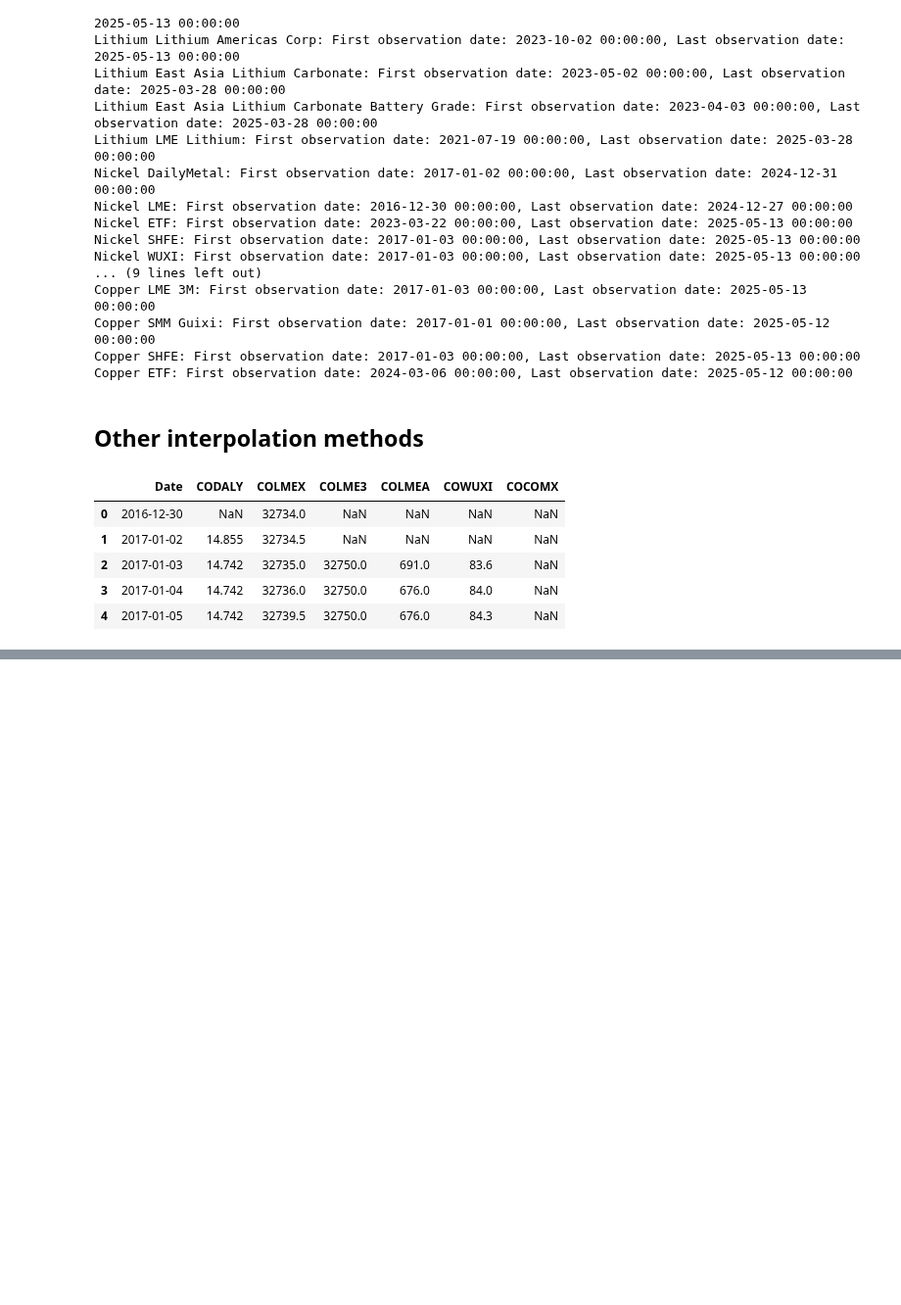
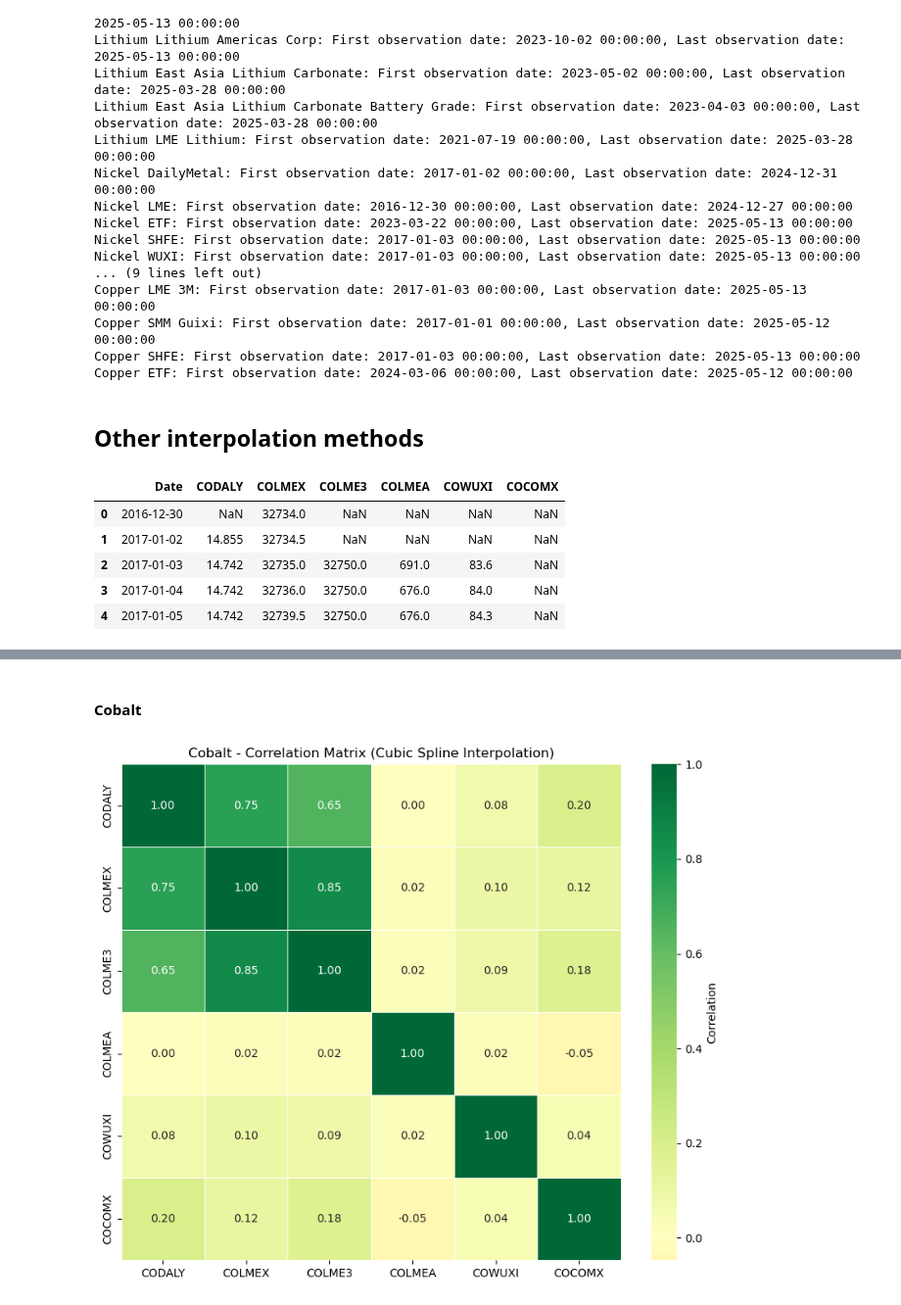
Before and after one commit to Doosheck/metals, a Jupyter notebook: data_overview.ipynb, the cells around one changed output, grey strips where cells are left out. Shown at 98% size. Drawn from its saved outputs; the diff is of its cells as text; code cells hidden in the pictures; blank space fills up the shorter version.

```diff
--- a/data_overview.ipynb
+++ b/data_overview.ipynb
@@ -2164,0 +2274,20 @@ df_merged_copper_cubic.to_csv('/Users/michal/Documents/Code/metals/data/ALL_copp
+# %% [markdown]
+#### Cobalt
+# %%
+df_merged_cobalt_cubic = pd.read_csv('/Users/michal/Documents/Code/metals/data/ALL_cobalt_prices_cubic_spline.csv')
+
+# Detect price columns automatically (exclude 'Date')
+price_cols = [col for col in df_merged_cobalt_cubic.columns if col != 'Date']
+# Compute returns for all price columns
+for col in price_cols:
+    df_merged_cobalt_cubic[col] = df_merged_cobalt_cubic[col].pct_change()
+# Drop NaN values for all price columns
+df_merged_cobalt_cubic = df_merged_cobalt_cubic.dropna(subset=price_cols)
+# Calculate the correlation matrix using the returns
+correlation_matrix_cobalt_cubic = df_merged_cobalt_cubic[price_cols].corr()
+plt.figure(figsize=(10, 8))
+sns.heatmap(correlation_matrix_cobalt_cubic, annot=True, cmap='RdYlGn', center=0, cbar_kws={'label': 'Correlation'}, fmt=".2f", linewidths=0.5)
+plt.title("Cobalt - Correlation Matrix (Cubic Spline Interpolation)")
+plt.show()
+# %% [output]
+[figure, added]
```
Also changed, not shown: parts of 9 cells of this notebook.
